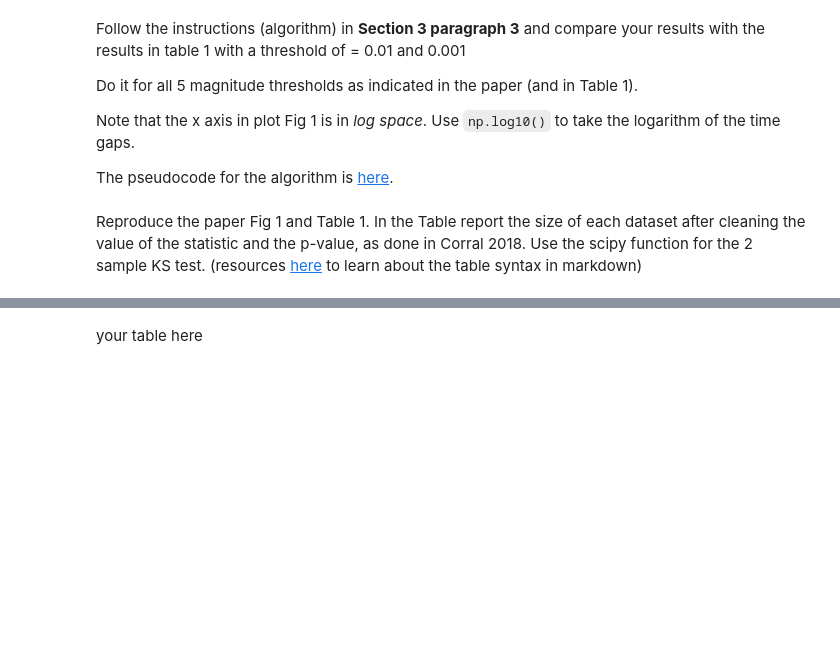
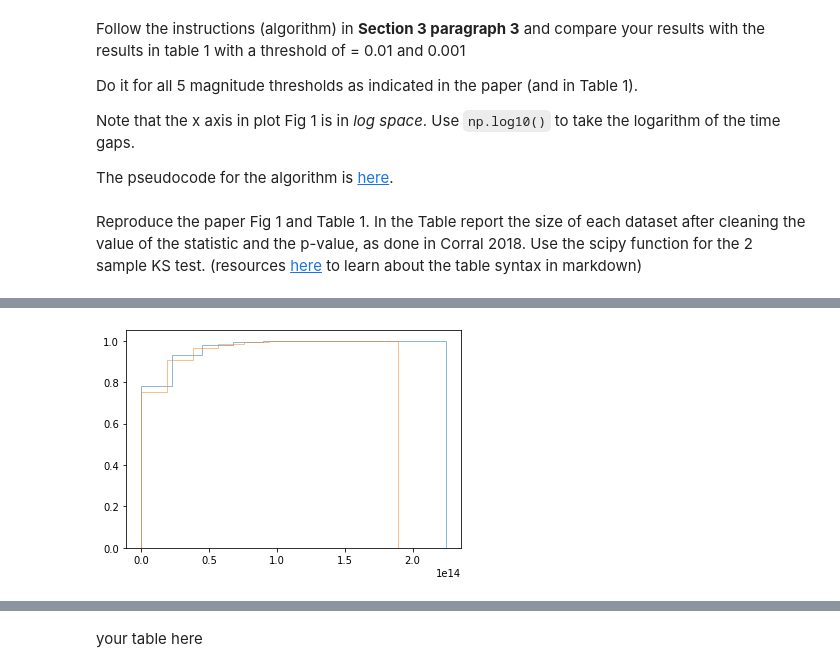
Before and after one commit to massimocipressi/MLPNS_MCipressi, a Jupyter notebook: NHRT/KS_earthquakes.ipynb, the cells around one changed output, grey strips where cells are left out. Cells and saved outputs as stored; diff of their text form; code cells hidden in the pictures; blank space fills up the shorter version.

```diff
--- a/NHRT/KS_earthquakes.ipynb
+++ b/NHRT/KS_earthquakes.ipynb
@@ -361,0 +375,6 @@ Reproduce the paper Fig 1 and Table 1. In the Table report the size of each data
+# %%
+#posso normalizzare direttamente sul grafico
+pl.hist(t1,cumulative=True,alpha=0.5,histtype = "step", density = 1)
+pl.hist(t2,cumulative=True,alpha=0.5,histtype = "step", density = 1);
+# %% [output]
+[figure, added]
```
Also changed, not shown: parts of 8 cells of this notebook.
